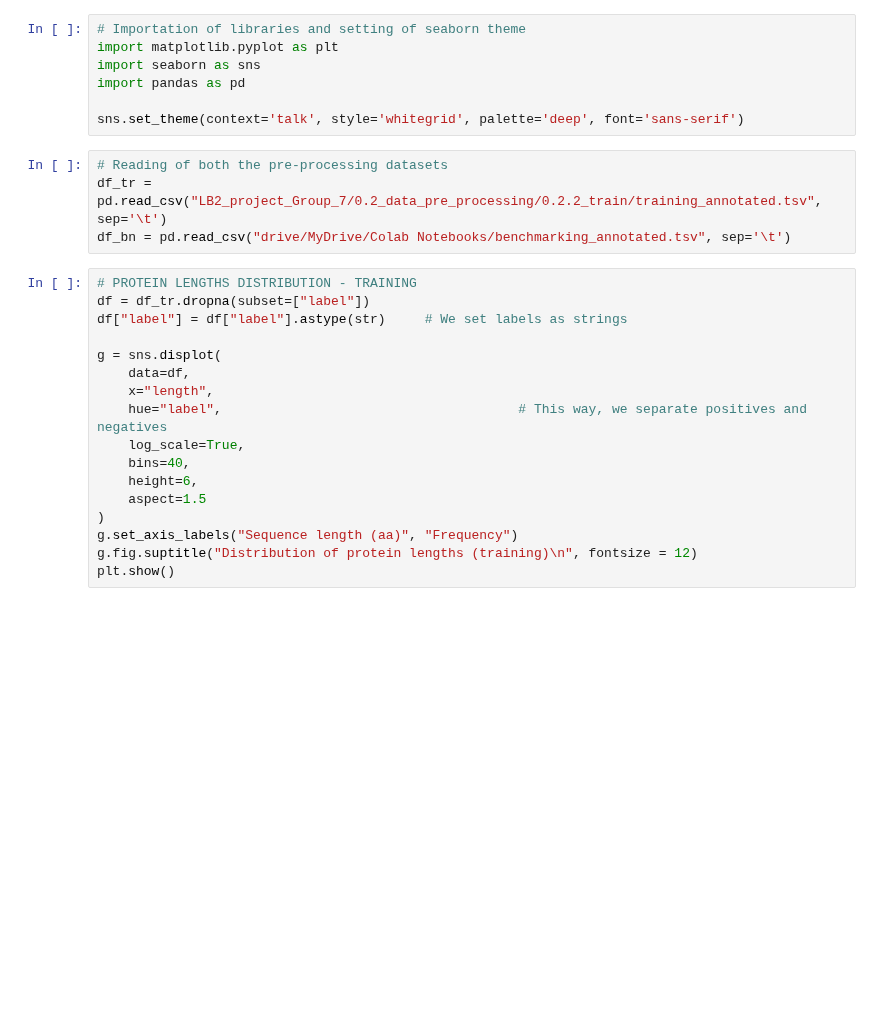
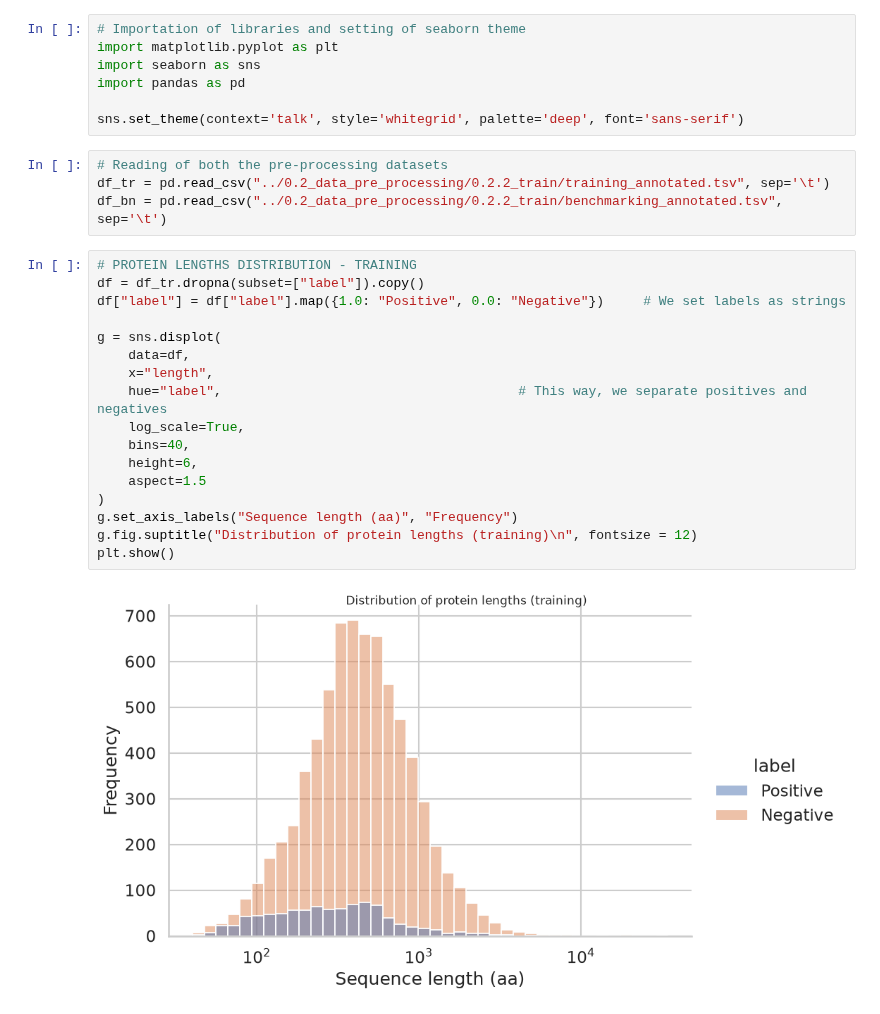
Before and after one commit to ToniMontana99/LB2_project_Group_7, a Jupyter notebook: 0.3_data_analysis/Copia_di_LB2_plotting.ipynb, the cells around one changed output. Drawn from its saved outputs; the diff is of its cells as text; blank space fills up the shorter version.

Commit message:
refiniment plot script

```diff
--- a/0.3_data_analysis/Copia_di_LB2_plotting.ipynb
+++ b/0.3_data_analysis/Copia_di_LB2_plotting.ipynb
@@ -7,24 +7,26 @@ import pandas as pd
 sns.set_theme(context='talk', style='whitegrid', palette='deep', font='sans-serif')
 # %%
 # Reading of both the pre-processing datasets
-df_tr = pd.read_csv("LB2_project_Group_7/0.2_data_pre_processing/0.2.2_train/training_annotated.tsv", sep='\t')
-df_bn = pd.read_csv("drive/MyDrive/Colab Notebooks/benchmarking_annotated.tsv", sep='\t')
+df_tr = pd.read_csv("../0.2_data_pre_processing/0.2.2_train/training_annotated.tsv", sep='\t')
+df_bn = pd.read_csv("../0.2_data_pre_processing/0.2.2_train/benchmarking_annotated.tsv", sep='\t')
 # %%
 # PROTEIN LENGTHS DISTRIBUTION - TRAINING
-df = df_tr.dropna(subset=["label"])
-df["label"] = df["label"].astype(str)     # We set labels as strings
+df = df_tr.dropna(subset=["label"]).copy()
+df["label"] = df["label"].map({1.0: "Positive", 0.0: "Negative"})     # We set labels as strings
 
 g = sns.displot(
     data=df,
     x="length",
     hue="label",                                      # This way, we separate positives and negatives
     log_scale=True,
     bins=40,
     height=6,
     aspect=1.5
 )
 g.set_axis_labels("Sequence length (aa)", "Frequency")
 g.fig.suptitle("Distribution of protein lengths (training)\n", fontsize = 12)
 plt.show()
+# %% [output]
+[figure, added]
 # %%
 # PROTEIN LENGTHS DISTRIBUTION - BENCHMARKING
```
Also changed, not shown: parts of 7 cells of this notebook.
